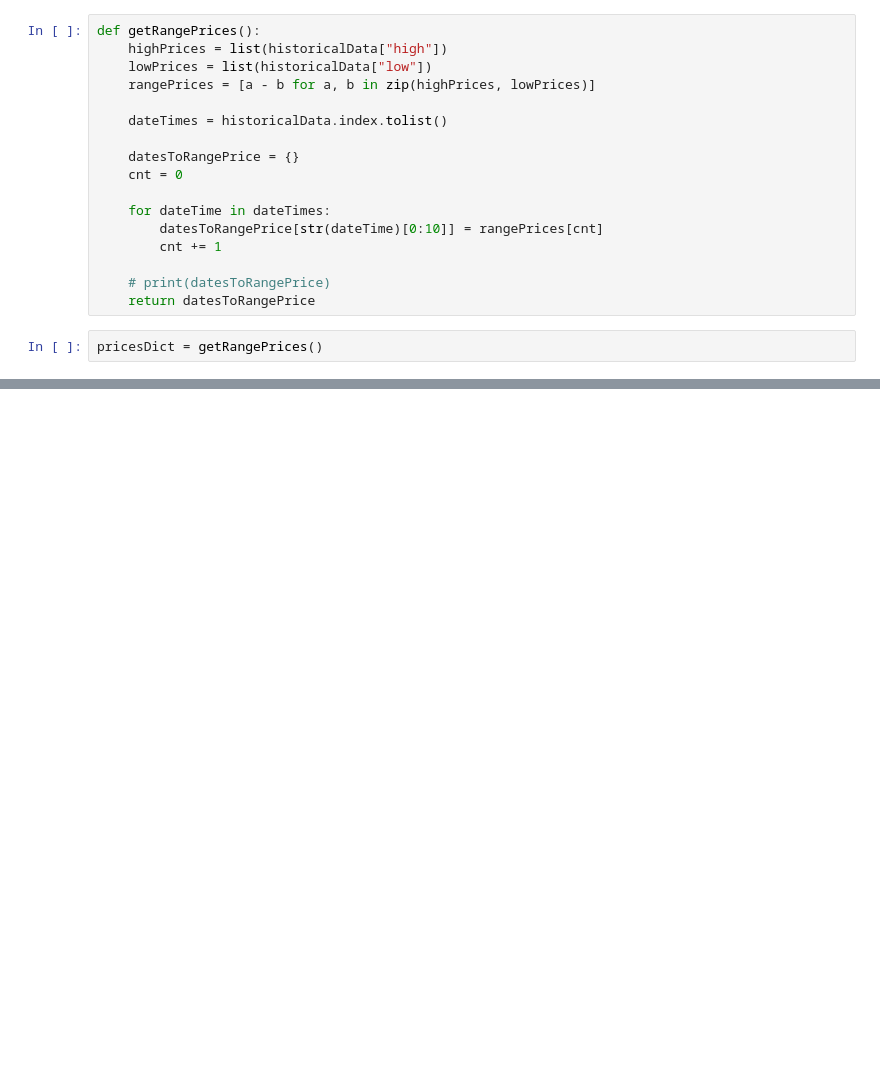
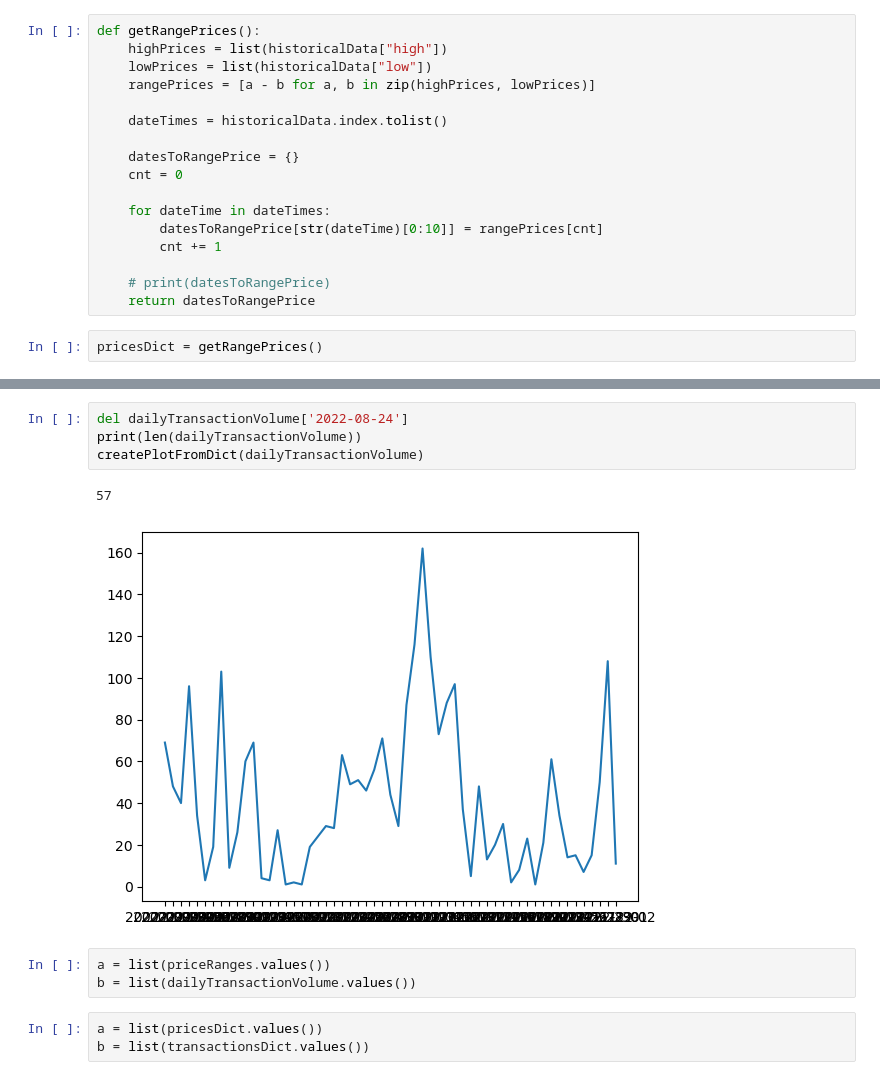
Before and after one commit to todd-gavin/DSCI510-Final-Project, a Jupyter notebook: finalProject.ipynb, the cells around one changed output, grey strips where cells are left out. Saved outputs shown, nothing was run; the diff lists cells and outputs as text; blank space fills up the shorter version.

```diff
--- a/finalProject.ipynb
+++ b/finalProject.ipynb
@@ -197,0 +205,13 @@ alignTransactionsAndPriceChange(dailyTransactionVolume, pricesDict)
+# %%
+del dailyTransactionVolume['2022-08-24']
+print(len(dailyTransactionVolume))
+createPlotFromDict(dailyTransactionVolume)
+# %% [output]
+57
+[figure, added]
+# %%
+a = list(priceRanges.values())
+b = list(dailyTransactionVolume.values())
+# %%
+a = list(pricesDict.values())
+b = list(transactionsDict.values())
```
Also changed, not shown: parts of 14 cells of this notebook, 2 other files.
